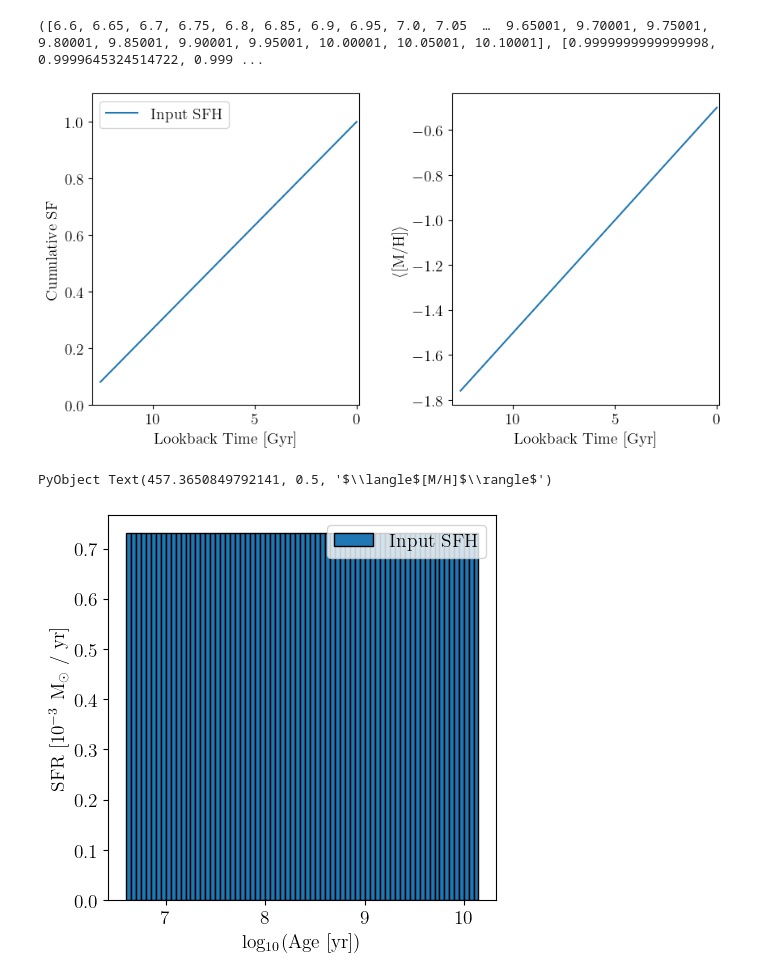
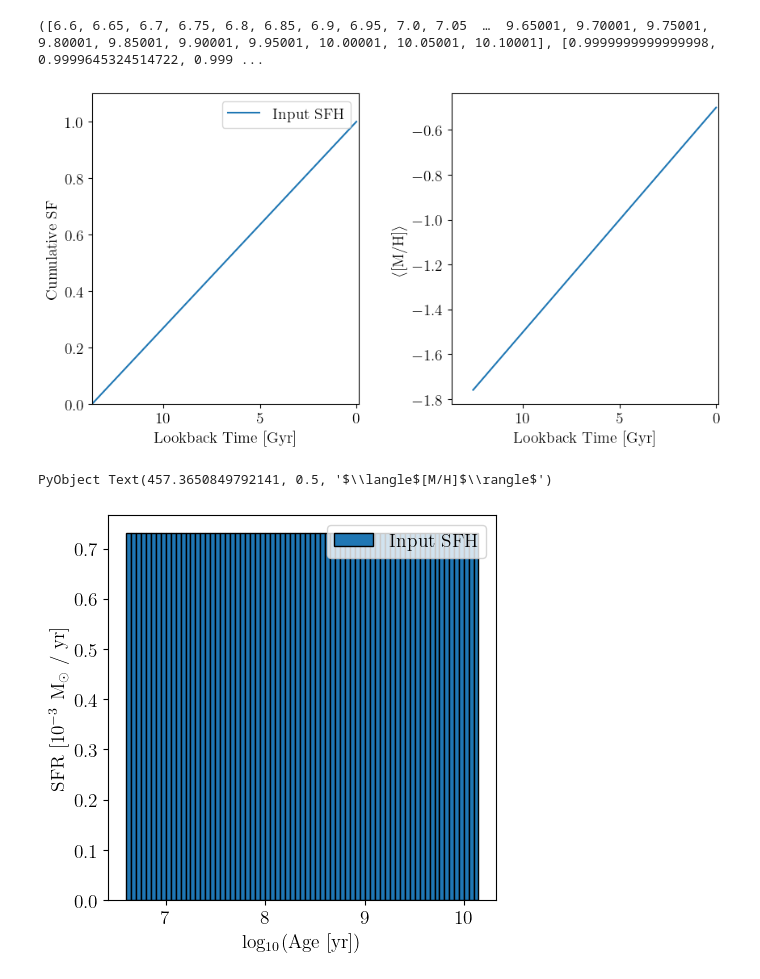
Before and after one commit to cgarling/StarFormationHistories.jl, a Jupyter notebook: examples/fitting1.ipynb, the cells around one changed output. Saved outputs shown, nothing was run; the diff lists cells and outputs as text; code cells hidden in the pictures.

```diff
--- a/examples/fitting1.ipynb
+++ b/examples/fitting1.ipynb
@@ -322,20 +322,20 @@ unique_template_logAge, cum_sfr_arr, sfr_arr, mean_mh_arr = calculate_cum_sfr(x0
 # %%
 fig,axs=plt.subplots(nrows=1,ncols=2,sharex=true,sharey=false,figsize=(10,5))
 fig.subplots_adjust(hspace=0.0,wspace=0.35)
 
-axs[1].plot( exp10.(unique_template_logAge)./1e9, cum_sfr_arr, label="Input SFH" )
+axs[1].plot( vcat(exp10.(unique_template_logAge)./1e9, T_max), vcat(cum_sfr_arr, 0.0), label="Input SFH" )
 
-axs[1].set_xlim([13.0,-0.1])
+axs[1].set_xlim([T_max,-0.1])
 axs[1].set_ylim([0.0,1.1])
 axs[1].set_xlabel("Lookback Time [Gyr]")
 axs[1].set_ylabel("Cumulative SF")
 axs[1].legend()
 
 axs[2].plot( exp10.(unique_template_logAge)./1e9, mean_mh_arr, label="Input SFH" )
 axs[2].set_xlabel("Lookback Time [Gyr]")
 axs[2].set_ylabel(L"$\langle$[M/H]$\rangle$")
 # %% [output]
-[figure, old version]
+[figure, new version]
 PyObject Text(457.3650849792141, 0.5, '$\\langle$[M/H]$\\rangle$')
 # %%
 fig,ax1 = plt.subplots()
```
Also changed, not shown: parts of 6 cells of this notebook.
